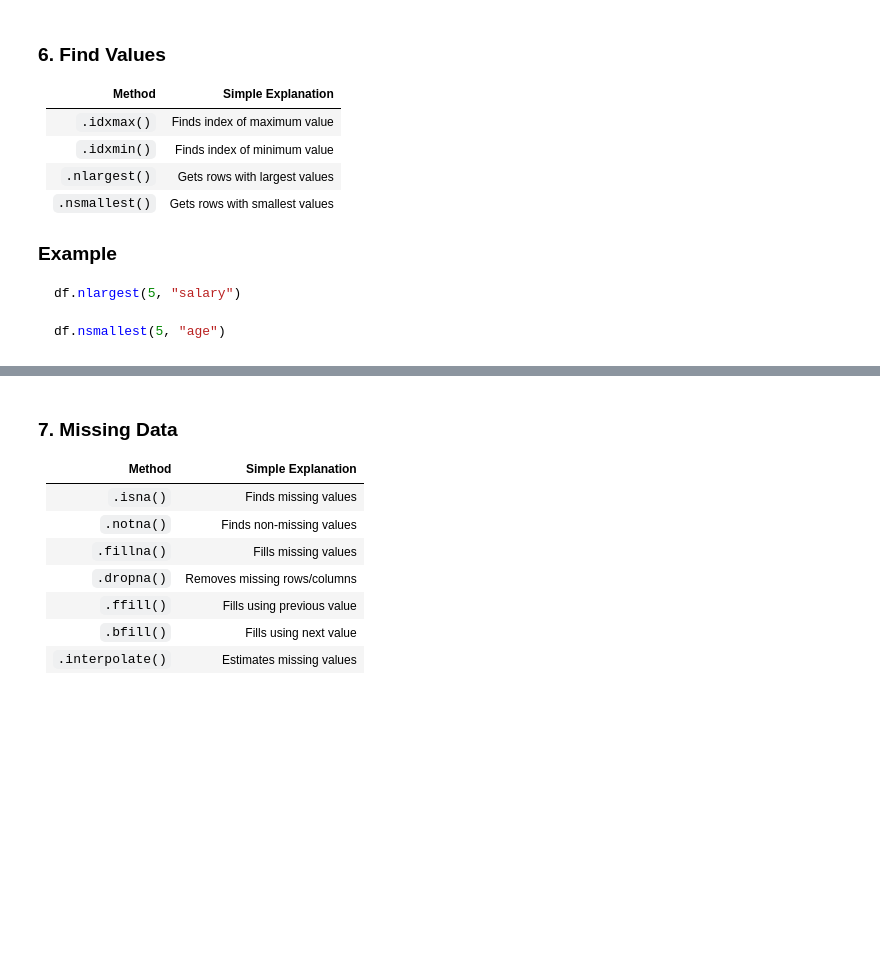
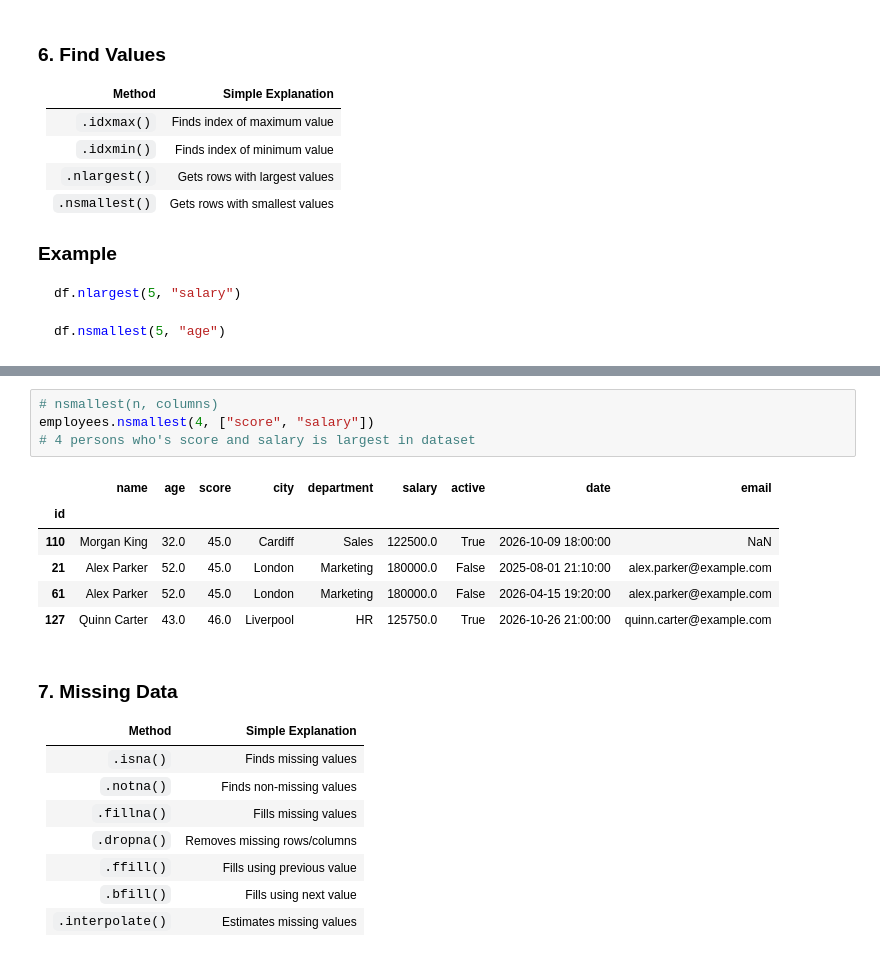
Before and after one commit to zaibgray/pandas, a Jupyter notebook: pandas.ipynb, the cells around one changed output, grey strips where cells are left out. Cells and saved outputs as stored; diff of their text form; blank space fills up the shorter version.

```diff
--- a/pandas.ipynb
+++ b/pandas.ipynb
@@ -2265,3 +2324,14 @@ df.nsmallest(5, "age")
+# %%
+# nsmallest(n, columns)
+employees.nsmallest(4, ["score", "salary"])
+# 4 persons who's score and salary is largest in dataset
+# %% [output]
+|  | name | age | score | city | department | salary | active | date | email |
+| id |  |  |  |  |  |  |  |  |  |
+| 110 | Morgan King | 32.0 | 45.0 | Cardiff | Sales | 122500.0 | True | 2026-10-09 18:00:00 | NaN |
+| 21 | Alex Parker | 52.0 | 45.0 | London | Marketing | 180000.0 | False | 2025-08-01 21:10:00 | alex.parker@example.com |
+| 61 | Alex Parker | 52.0 | 45.0 | London | Marketing | 180000.0 | False | 2026-04-15 19:20:00 | alex.parker@example.com |
+| 127 | Quinn Carter | 43.0 | 46.0 | Liverpool | HR | 125750.0 | True | 2026-10-26 21:00:00 | quinn.carter@example.com |
 # %% [markdown]
 ### 7. Missing Data
 
```
Also changed, not shown: parts of 4 cells of this notebook.
